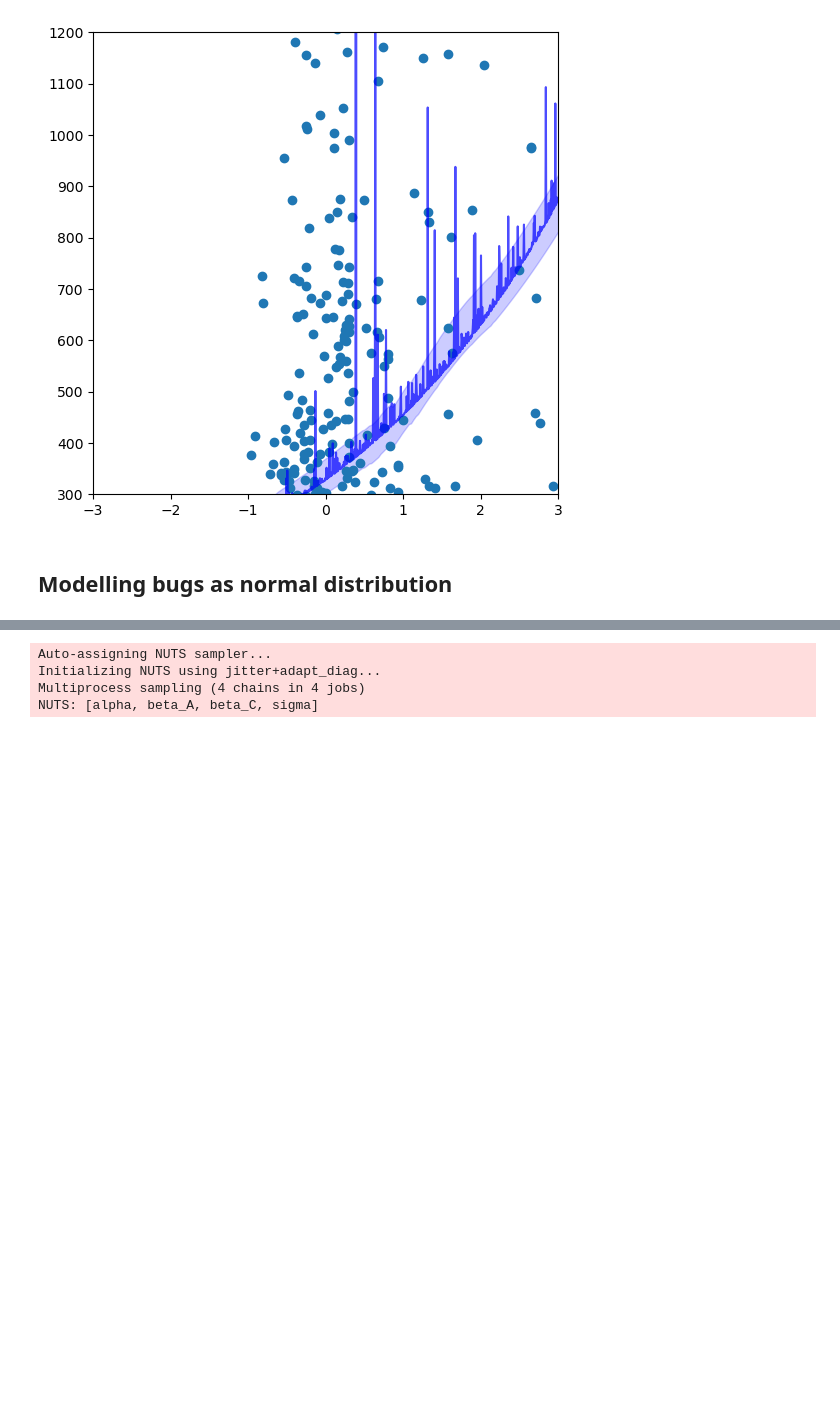
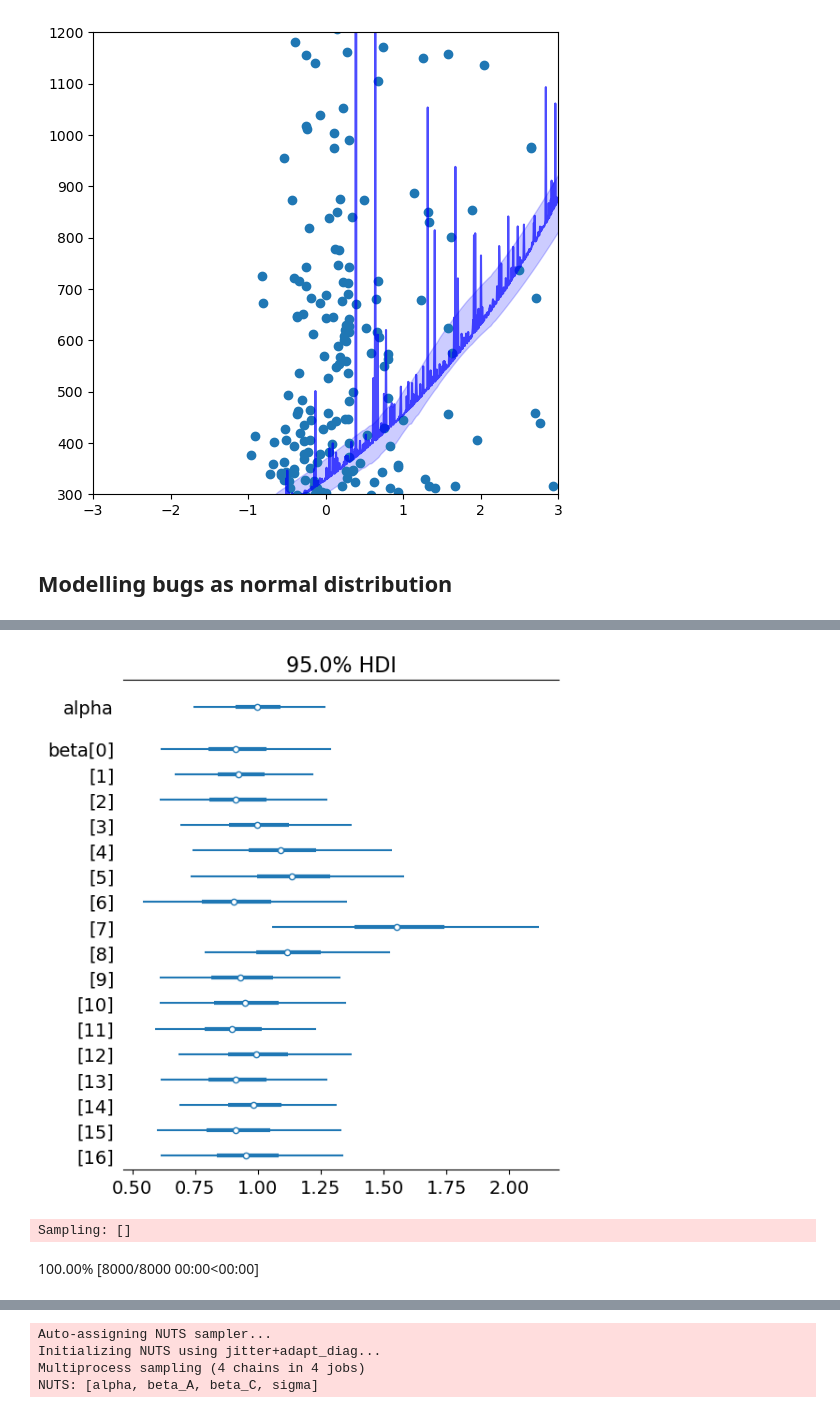
Before and after one commit to ah140797/PPExam24, a Jupyter notebook: anders.ipynb, the cells around one changed output, grey strips where cells are left out. Cells and saved outputs as stored; diff of their text form; code cells hidden in the pictures; blank space fills up the shorter version.

```diff
--- a/anders.ipynb
+++ b/anders.ipynb
@@ -384,0 +469,4 @@ df['bug_std'] = standardize_column(df['bugs'])
+# %%
+pm.plot_forest(h1_idata, var_names=['alpha','beta'], hdi_prob=.95, combined=True, transform=transform_exp);
+# %% [output]
+[figure, added]
@@ -384,0 +480,9 @@ df['bug_std'] = standardize_column(df['bugs'])
+# %%
+with h1_model:
+    pm.set_data({'language_ids': np.array(range(len(languages)))}) #
+    ppc = pm.sample_posterior_predictive(h1_idata, var_names=["lam"])["posterior_predictive"]["lam"]
+p_mu = np.array(ppc.mean(["chain", "draw"])) #Take mean
+p_mu = pd.Series(p_mu, index=languages)
+# %% [output]
+Sampling: []
+100.00% [8000/8000 00:00<00:00]
```
Also changed, not shown: parts of 25 cells of this notebook.
